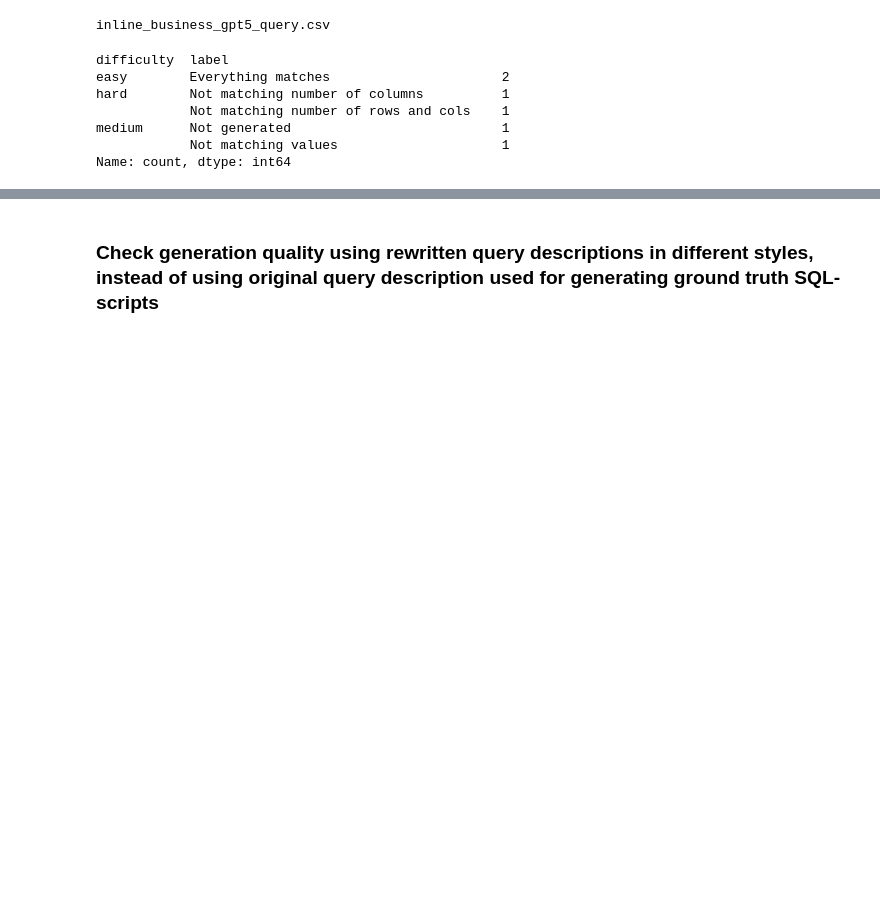
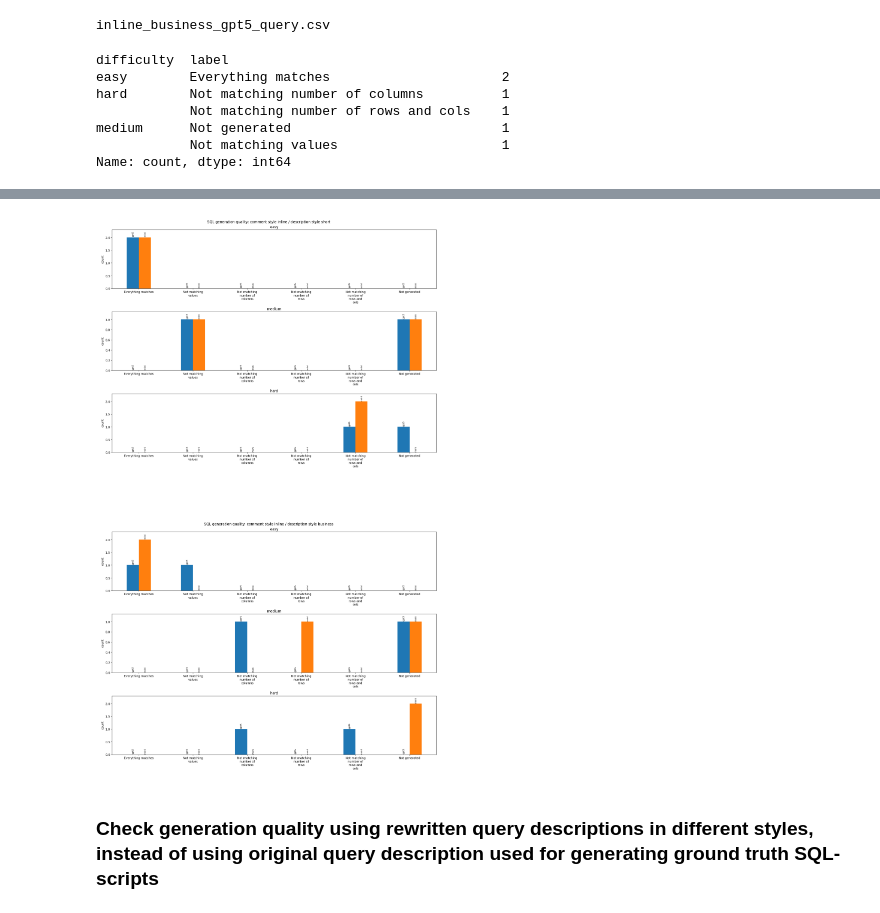
Before and after one commit to dvorobej/vanna-sql, a Jupyter notebook: notebooks/experiments/4_generation_evaluation.ipynb, the cells around one changed output, grey strips where cells are left out. Drawn from its saved outputs; the diff is of its cells as text; code cells hidden in the pictures; blank space fills up the shorter version.

Commit message:
add generation quality plots

```diff
--- a/notebooks/experiments/4_generation_evaluation.ipynb
+++ b/notebooks/experiments/4_generation_evaluation.ipynb
@@ -94,3 +101,15 @@ hard        Not matching number of columns          1
 medium      Not generated                           1
             Not matching values                     1
 Name: count, dtype: int64
+# %%
+combined_query_path = combine_generation_metrics(
+    generation_metrics_paths=generation_metrics_paths_source_column_query,
+    database_name=DATABASE_NAME,
+    source_column="query",
+)
+plot_saved_paths = plot_combined_generation_metrics(
+    combined_query_path,
+    style_filters=[("inline", "short"), ("inline", "business")],
+)
+print("Combined query metrics:", combined_query_path)
+display(pd.read_excel(combined_query_path, index_col=[0, 1, 2, 3]))
@@ -97,3 +132,13 @@ Name: count, dtype: int64
+# %%
+fig = plt.figure(figsize=(20, 12 * len(plot_saved_paths)))
+for index, plot_path in enumerate(plot_saved_paths):
+    img = mpimg.imread(plot_path)
+    fig.add_subplot(len(plot_saved_paths), 1, index + 1)
+    plt.imshow(img)
+    plt.axis('off')
+plt.show()
+# %% [output]
+[figure, added]
 # %% [markdown]
 ### Check generation quality using rewritten query descriptions in different styles, instead of using original query description used for generating ground truth SQL-scripts
 # %%
```
Also changed, not shown: parts of 4 cells of this notebook, 9 other files.
